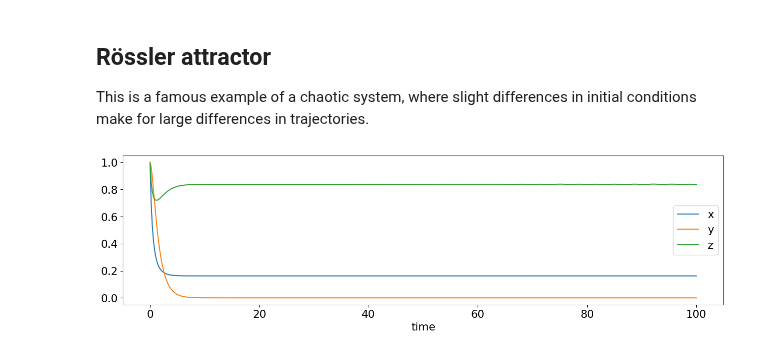
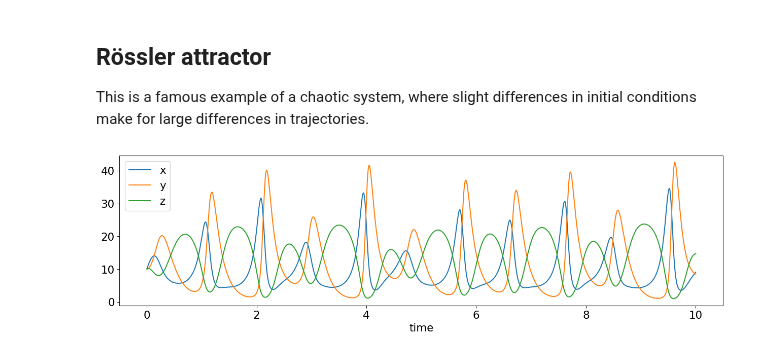
Before and after one commit to UC-Davis-molecular-computing/ode2tn, a Jupyter notebook: notebook.ipynb, the cells around one changed output. Saved outputs shown, nothing was run; the diff lists cells and outputs as text; code cells hidden in the pictures.

```diff
--- a/notebook.ipynb
+++ b/notebook.ipynb
@@ -271,42 +271,41 @@ This is a famous example of a chaotic system, where slight differences in initia
 # %%
 import gpac as gp
 import numpy as np
 import sympy as sp
 from ode2tn import plot_tn, ode2tn
 
-# parameters and ODEs taken from https://en.wikipedia.org/wiki/R%C3%B6ssler_attractor
+# parameters and ODEs taken from https://www.dna.caltech.edu/Papers/DNA_for_CRNs_2010_PNAS_SI.pdf
 x,y,z = gp.species('x y z')
-# x,y,z = sp.symbols('x y z')
-# a = 0.2
-# b = 0.2
-# c = 5.7
-# odes = {
-#     x: -y - z,
-#     y: x + a*y,
-#     z: b + z*(x - c),
-# }
+k1 = 30
+k2 = 0.5
+k3 = 1
+k4 = 10
+k5 = 1
+k6 = 16.5
+k7 = 0.5
 rxns = [
-    (x | 2*x).k(1).r(1),
-    (x+y >> 2*y).k(1),
-    (y >> gp.empty).k(1),
-    (x+z >> gp.empty).k(1),
-    (z | 2*z).k(1).r(1),
+    (x | 2*x).k(k1).r(k2),
+    (x+y >> 2*y).k(k3),
+    (y >> gp.empty).k(k4),
+    (x+z >> gp.empty).k(k5),
+    (z | 2*z).k(k6).r(k7),
 ]
 odes = gp.crn_to_odes(rxns)
 inits = {
-    x: 1,
-    y: 1,
-    z: 1,
+    x: 10,
+    y: 10,
+    z: 10,
 }
-t_eval = np.linspace(0,100,500)
+t_eval = np.linspace(0,10,1000)
 gamma = 1
 beta = 1
 figsize = (16,4)
 
+# gp.plot_crn(rxns, inits, t_eval, figure_size=figsize)
 plot_tn(odes, inits, t_eval, gamma=gamma, beta=beta, figure_size=figsize)
 # sol = plot_tn(odes, inits, t_eval, gamma=gamma, beta=beta, figure_size=figsize, return_ode_result=True)
 # print(sol)
-# import matplotlib.pyplot as plt
-# plt.savefig("rossler-plot.pdf", format="pdf", bbox_inches="tight")
+import matplotlib.pyplot as plt
+plt.savefig("rossler-plot.pdf", format="pdf", bbox_inches="tight")
 # %% [output]
-[figure, old version]
+[figure, new version]
```
Also changed, not shown: parts of 3 cells of this notebook, 2 other files.
